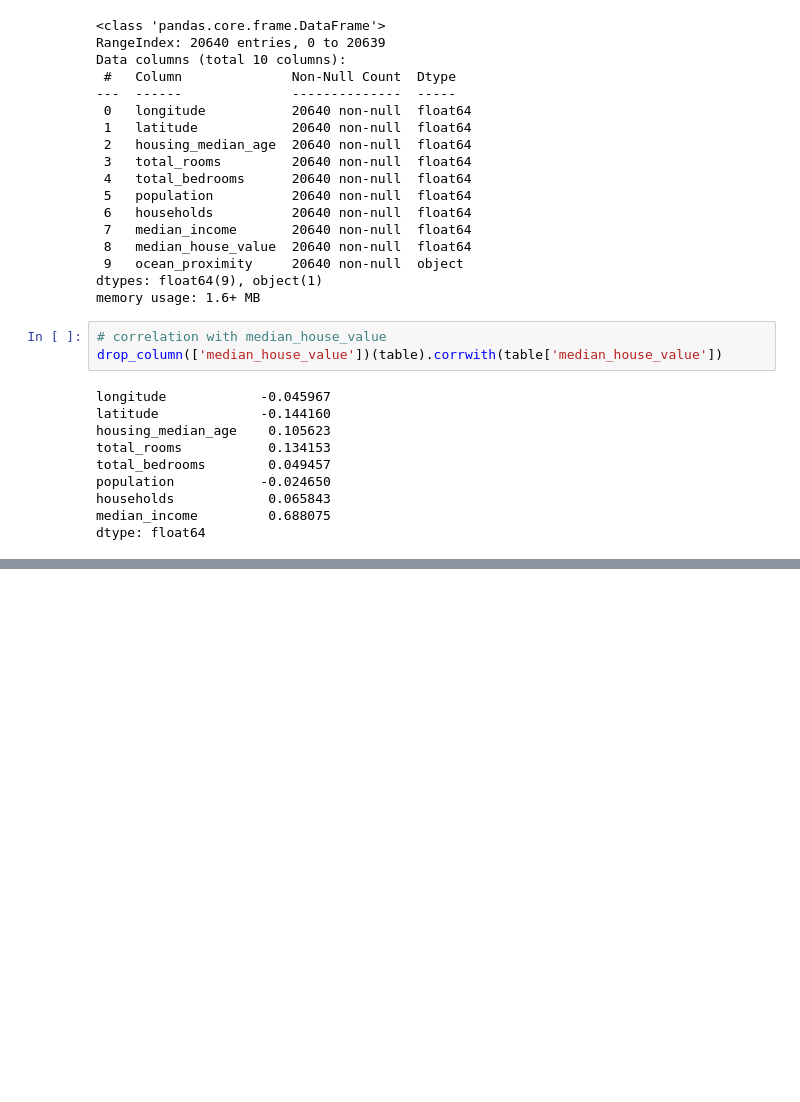
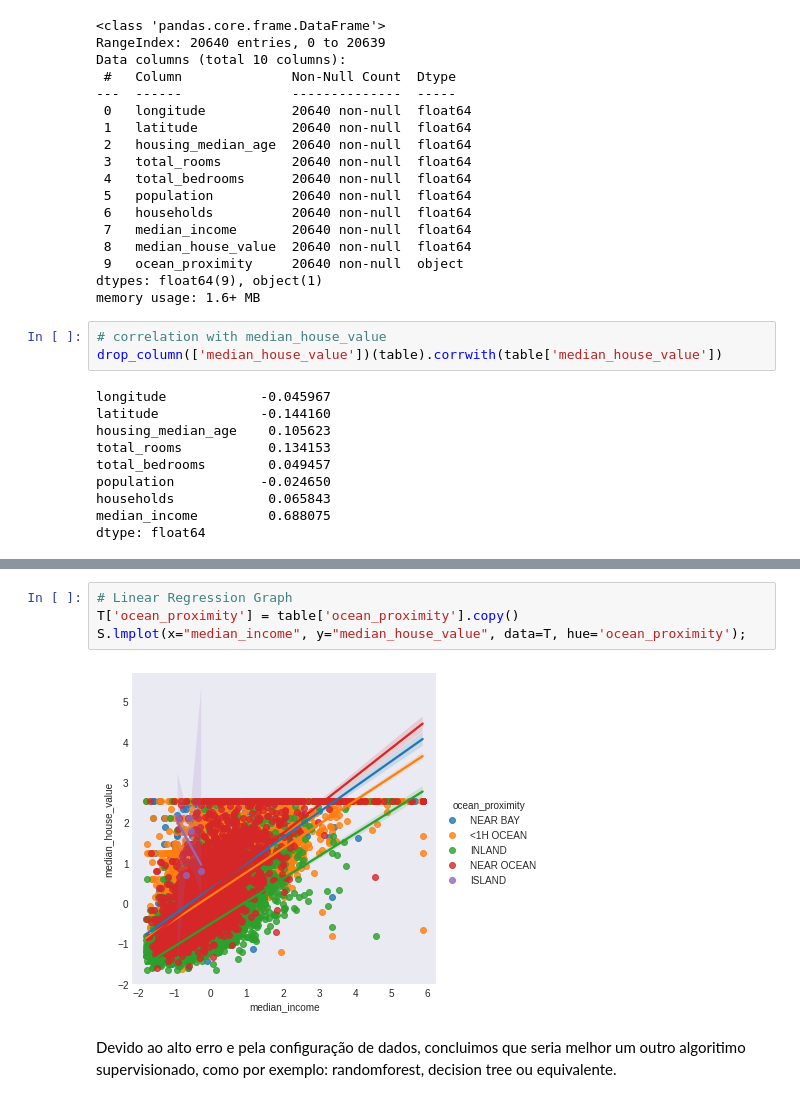
Before and after one commit to FIAP22IA/trabalho-final-python, a Jupyter notebook: trabalho.ipynb, the cells around one changed output, grey strips where cells are left out. Drawn from its saved outputs; the diff is of its cells as text; blank space fills up the shorter version.

```diff
--- a/trabalho.ipynb
+++ b/trabalho.ipynb
@@ -174,2 +197,10 @@ print("RMSE: ", RMSE(TTy)(predict(TTx)(fit(TNx)(TNy))))
 # %% [output]
 RMSE:  0.593070613329019
+# %%
+# Linear Regression Graph
+T['ocean_proximity'] = table['ocean_proximity'].copy()
+S.lmplot(x="median_income", y="median_house_value", data=T, hue='ocean_proximity');
+# %% [output]
+[figure, added]
+# %% [markdown]
+Devido ao alto erro e pela configuração de dados, concluimos que seria melhor um outro algoritimo supervisionado, como por exemplo: randomforest, decision tree ou equivalente.
```
Also changed, not shown: parts of 6 cells of this notebook.
